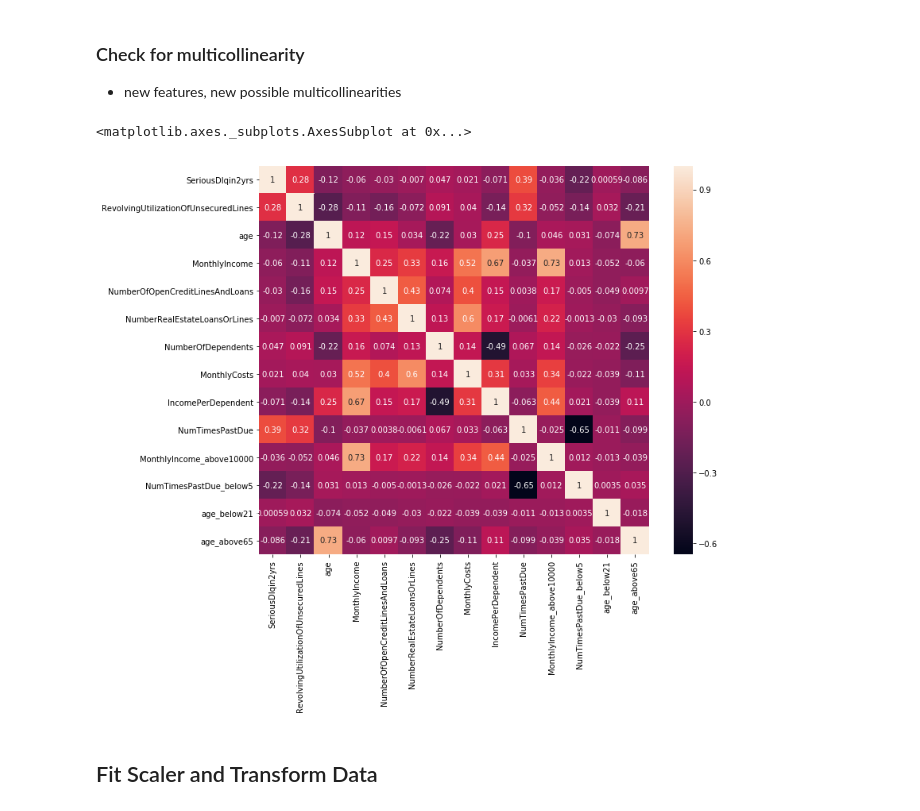
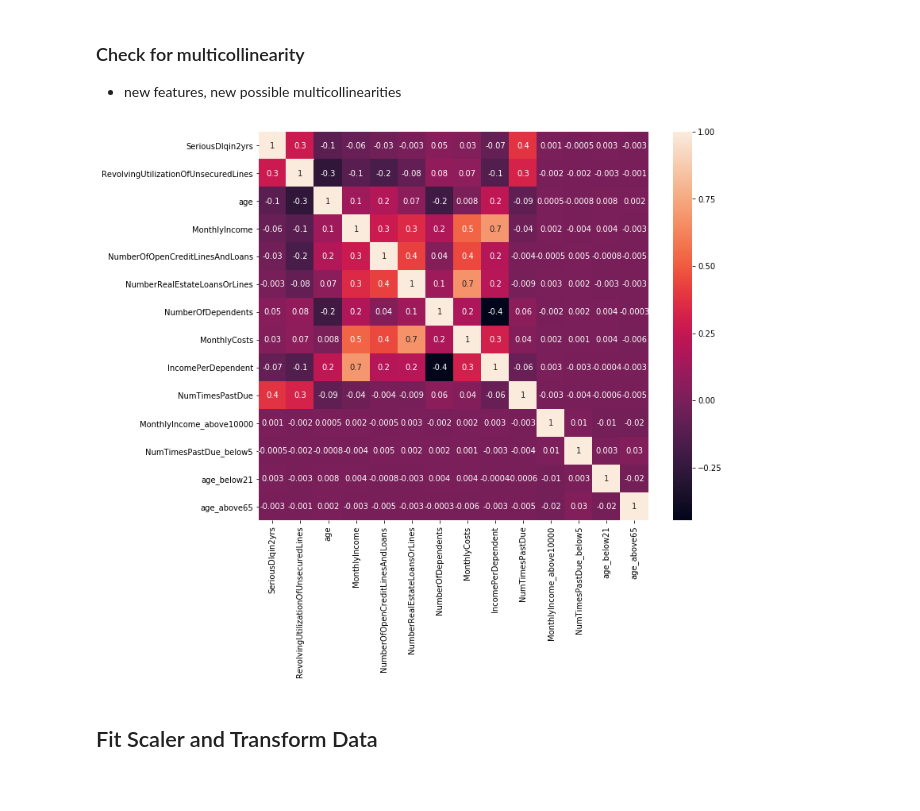
Before and after one commit to MaxParry/financial_distress, a Jupyter notebook: notebooks/integrated_notebook.ipynb, the cells around one changed output. Cells and saved outputs as stored; diff of their text form; code cells hidden in the pictures.

```diff
--- a/notebooks/integrated_notebook.ipynb
+++ b/notebooks/integrated_notebook.ipynb
@@ -24,6 +24,10 @@ import seaborn as sns
 #df = pd.read_csv('../data/cs-test.csv')
 df = pd.read_csv('../data/cs-training.csv')
 df = df.drop('Unnamed: 0', axis=1)
+# %%
+#print(len(df))
+df = df.dropna()
+#print(len(df))
 # %%
 # Clean column names
 cleanCol = []
@@ -213,10 +218,10 @@ df = df.drop('DebtRatio', axis=1)
 - new features, new possible multicollinearities
 # %%
 plt.figure(figsize=(11,9))
-sns.heatmap(df.corr(), annot=True, fmt=".2g")
+sns.heatmap(df.corr(), annot=True, fmt=".1g")
+#plt.savefig('../static/images/heatmap_2_after_cleaning_and_engineering.png')
 # %% [output]
-<matplotlib.axes._subplots.AxesSubplot at 0x...>
-[figure, old version]
+[figure, new version]
 # %%
 # for kaggle
 # X_test_kaggle = df.drop('SeriousDlqin2yrs', axis=1)
```
Also changed, not shown: parts of 20 cells of this notebook, 15 other files.
